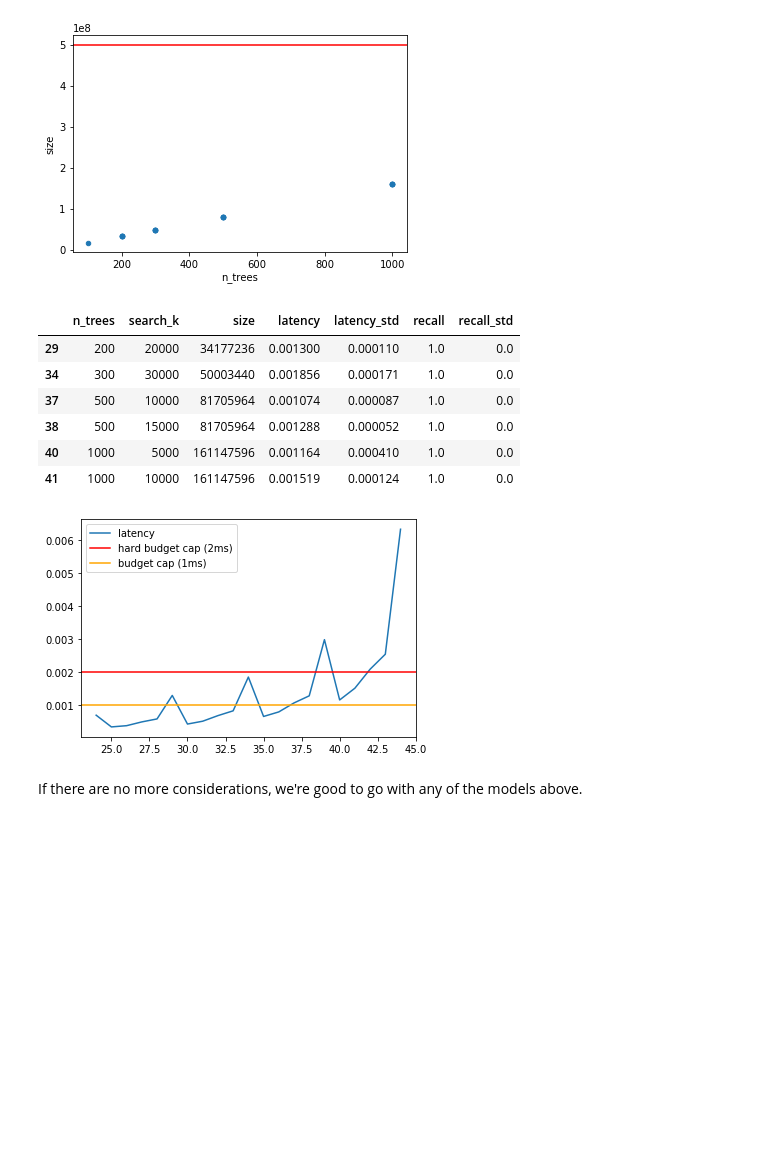
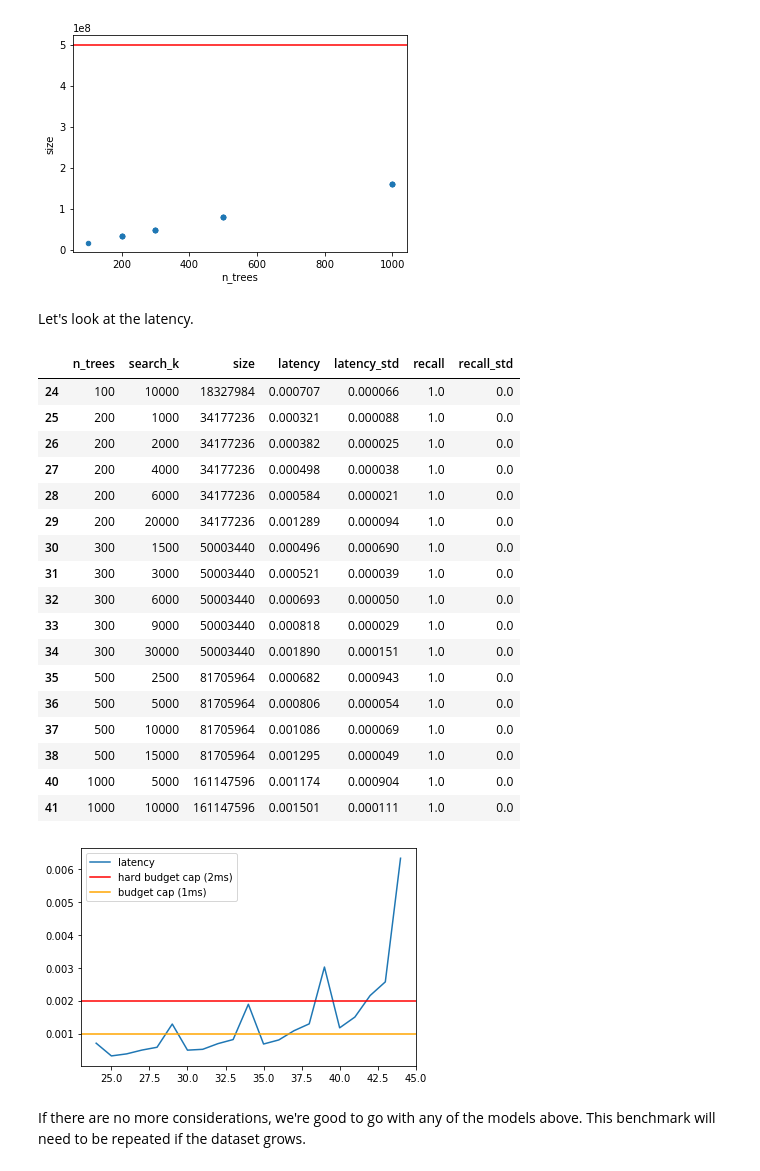
Before and after one commit to proger/boiler, a Jupyter notebook: benchmark-annoy.ipynb, the cells around one changed output. Drawn from its saved outputs; the diff is of its cells as text; code cells hidden in the pictures; blank space fills up the shorter version.

Commit message:
clean benchmark-annoy

```diff
--- a/benchmark-annoy.ipynb
+++ b/benchmark-annoy.ipynb
@@ -63,7 +61,7 @@ for n_trees in tqdm([5, 10, 20, 50, 100, 200, 300, 500, 1000]):
     index, path = boiler.index.make_index(embeddings, args.index_dir, n_trees)
     size = path.stat().st_size
 
-    for search_k in tqdm([n*n_trees//2, n*n_trees, 2*n*n_trees, 3*n*n_trees, 10*n*n_trees]):
+    for search_k in [n*n_trees//2, n*n_trees, 2*n*n_trees, 3*n*n_trees, 10*n*n_trees]:
         def run():
             a = time.perf_counter()
             result = index.get_nns_by_vector(query, n=n, search_k=search_k, include_distances=False)
@@ -80,6 +78,7 @@ for n_trees in tqdm([5, 10, 20, 50, 100, 200, 300, 500, 1000]):
                                  size=size,
                                  latency=latency, latency_std=latency_std,
                                  recall=recall, recall_std=recall_std))
+
     del index
 # %%
 pd.set_option('display.max_rows', 500)
@@ -115,21 +114,34 @@ plt.axhline(0.5*1e9, color='red', label='ram cap (0.5 gigabytes)')
 # %% [output]
 <matplotlib.lines.Line2D at 0x...>
 [figure]
+# %% [markdown]
+Let's look at the latency.
 # %%
 df.latency.plot()
 plt.axhline(0.002, color='red', label='hard budget cap (2ms)')
 plt.axhline(0.001, color='orange', label='budget cap (1ms)')
 plt.legend()
 
-df[(df.latency<0.002) & (df.latency>0.001)]
+df[(df.latency<0.002)]
 # %% [output]
 |  | n_trees | search_k | size | latency | latency_std | recall | recall_std |
-| 29 | 200 | 20000 | 34177236 | 0.001300 | 0.000110 | 1.0 | 0.0 |
-| 34 | 300 | 30000 | 50003440 | 0.001856 | 0.000171 | 1.0 | 0.0 |
-| 37 | 500 | 10000 | 81705964 | 0.001074 | 0.000087 | 1.0 | 0.0 |
-| 38 | 500 | 15000 | 81705964 | 0.001288 | 0.000052 | 1.0 | 0.0 |
-| 40 | 1000 | 5000 | 161147596 | 0.001164 | 0.000410 | 1.0 | 0.0 |
-| 41 | 1000 | 10000 | 161147596 | 0.001519 | 0.000124 | 1.0 | 0.0 |
+| 24 | 100 | 10000 | 18327984 | 0.000707 | 0.000066 | 1.0 | 0.0 |
+| 25 | 200 | 1000 | 34177236 | 0.000321 | 0.000088 | 1.0 | 0.0 |
+| 26 | 200 | 2000 | 34177236 | 0.000382 | 0.000025 | 1.0 | 0.0 |
+| 27 | 200 | 4000 | 34177236 | 0.000498 | 0.000038 | 1.0 | 0.0 |
+| 28 | 200 | 6000 | 34177236 | 0.000584 | 0.000021 | 1.0 | 0.0 |
+| 29 | 200 | 20000 | 34177236 | 0.001289 | 0.000094 | 1.0 | 0.0 |
+| 30 | 300 | 1500 | 50003440 | 0.000496 | 0.000690 | 1.0 | 0.0 |
+| 31 | 300 | 3000 | 50003440 | 0.000521 | 0.000039 | 1.0 | 0.0 |
+| 32 | 300 | 6000 | 50003440 | 0.000693 | 0.000050 | 1.0 | 0.0 |
+| 33 | 300 | 9000 | 50003440 | 0.000818 | 0.000029 | 1.0 | 0.0 |
+| 34 | 300 | 30000 | 50003440 | 0.001890 | 0.000151 | 1.0 | 0.0 |
+| 35 | 500 | 2500 | 81705964 | 0.000682 | 0.000943 | 1.0 | 0.0 |
+| 36 | 500 | 5000 | 81705964 | 0.000806 | 0.000054 | 1.0 | 0.0 |
+| 37 | 500 | 10000 | 81705964 | 0.001086 | 0.000069 | 1.0 | 0.0 |
+| 38 | 500 | 15000 | 81705964 | 0.001295 | 0.000049 | 1.0 | 0.0 |
+| 40 | 1000 | 5000 | 161147596 | 0.001174 | 0.000904 | 1.0 | 0.0 |
+| 41 | 1000 | 10000 | 161147596 | 0.001501 | 0.000111 | 1.0 | 0.0 |
 [figure]
 # %% [markdown]
-If there are no more considerations, we're good to go with any of the models above.
+If there are no more considerations, we're good to go with any of the models above. This benchmark will need to be repeated if the dataset grows.
```
Also changed, not shown: parts of 3 cells of this notebook.
